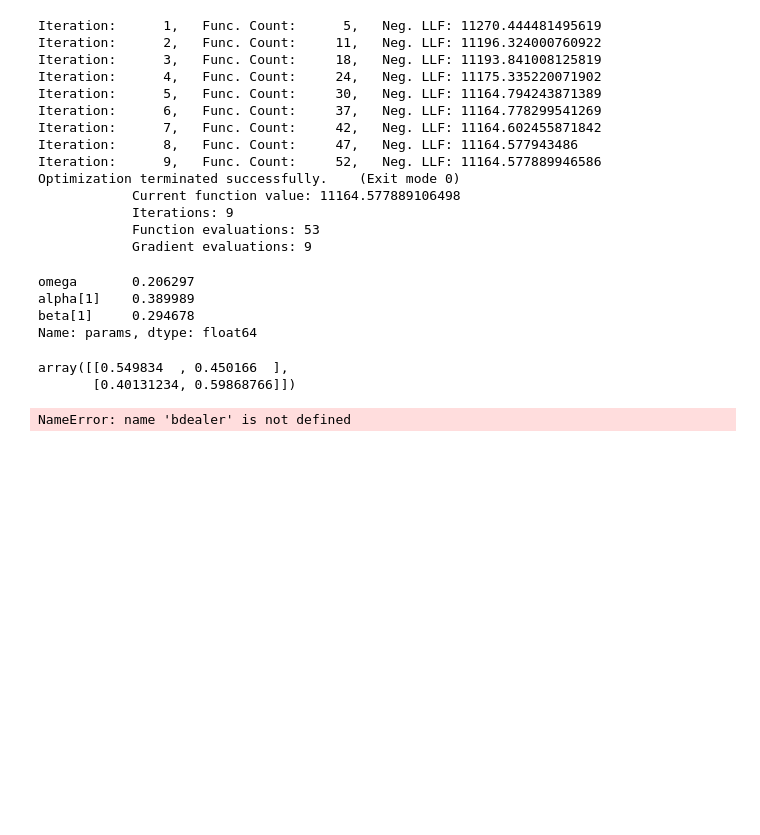
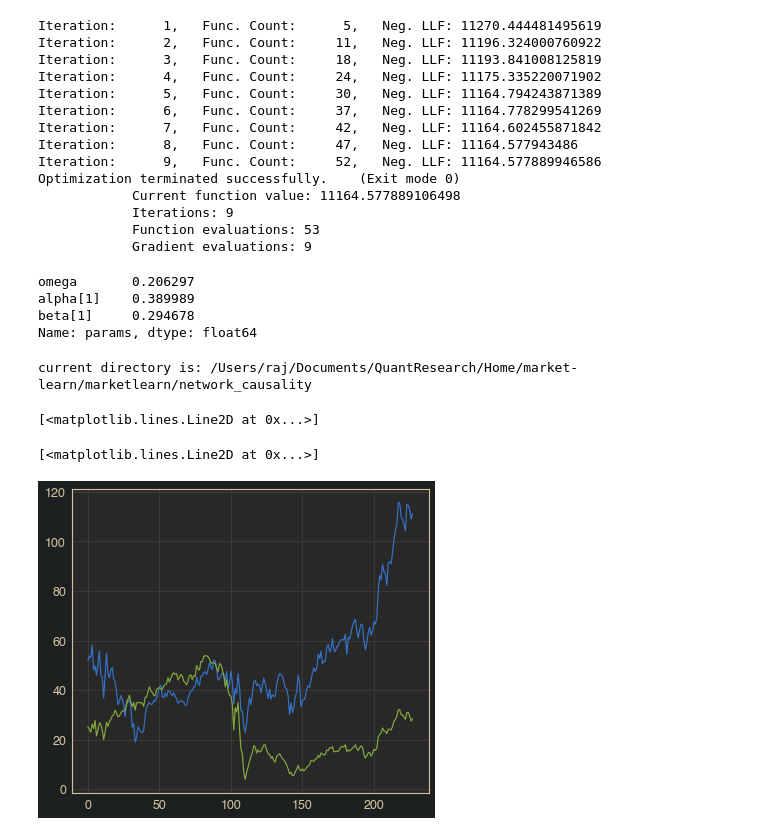
Before and after one commit to mrajancsr/Market-Learn, a Jupyter notebook: marketlearn/network_causality/playground.ipynb, the cells around one changed output. Drawn from its saved outputs; the diff is of its cells as text; code cells hidden in the pictures; blank space fills up the shorter version.

```diff
--- a/marketlearn/network_causality/playground.ipynb
+++ b/marketlearn/network_causality/playground.ipynb
@@ -489,4 +493,9 @@ alpha[1]    0.389989
 beta[1]     0.294678
 Name: params, dtype: float64
 # %%
+from marketlearn.network_causality.causality_network import CNet
 from marketlearn.learning.msr.markov_switching import MarkovSwitchingRegression
+cnet = CNet("1999-12-31")
+bank = cnet.sectors['bank'].iloc[:, :-1]
+# %% [output]
+current directory is: /Users/raj/Documents/QuantResearch/Home/market-learn/marketlearn/network_causality
@@ -501,9 +502,12 @@ transition_matrix = msr._transition_matrix(pii, pjj)
-# %%
-transition_matrix
-# %% [output]
-array([[0.549834  , 0.450166  ],
-       [0.40131234, 0.59868766]])
-# %%
-bdealer
-# %% [output]
-NameError: name 'bdealer' is not defined
+# %%
+X = bank['JPM US Equity'].values[:, np.newaxis]
+y = bank['BAC US Equity'].values
+msr = MarkovSwitchingRegression(fit_intercept=True)
+#msr.fit(X, y);
+# %%
+plt.plot(X)
+plt.plot(y)
+# %% [output]
+[<matplotlib.lines.Line2D at 0x...>]
+[<matplotlib.lines.Line2D at 0x...>]
+[figure, added]
```
Also changed, not shown: parts of 11 cells of this notebook.
